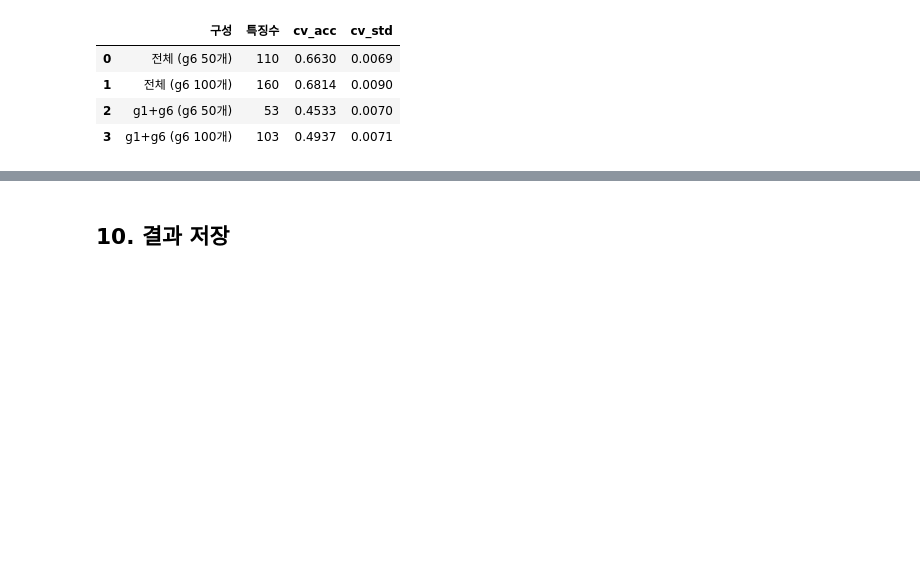
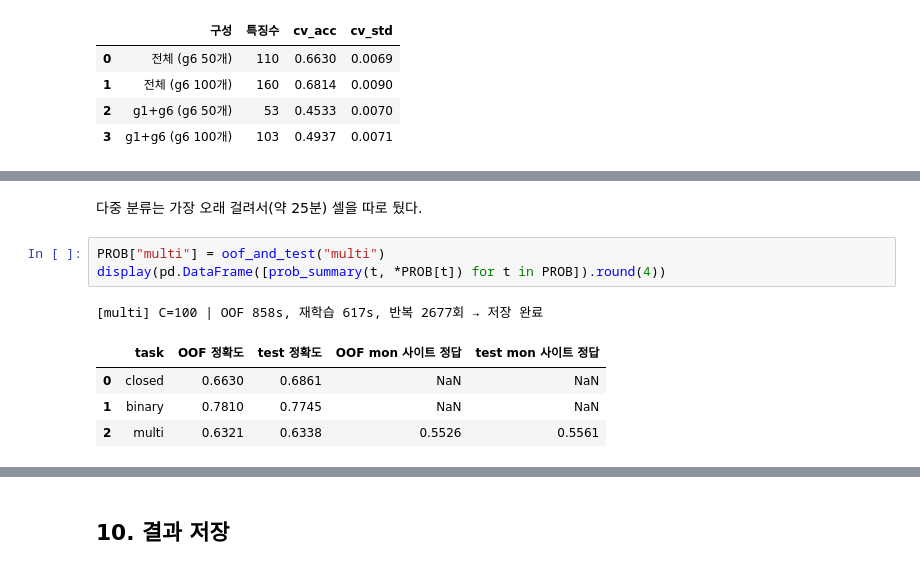
Before and after one commit to EWHA-MLB/website-fingerprinting, a Jupyter notebook: models/logistic_regression/01_lr_main.ipynb, the cells around one changed output, grey strips where cells are left out. Cells and saved outputs as stored; diff of their text form; blank space fills up the shorter version.

```diff
--- a/models/logistic_regression/01_lr_main.ipynb
+++ b/models/logistic_regression/01_lr_main.ipynb
@@ -827,0 +953,11 @@ g6res.to_csv(os.path.join(RESULT_DIR, "lr_g6_resolution.csv"), index=False)
+# %% [markdown]
+다중 분류는 가장 오래 걸려서(약 25분) 셀을 따로 뒀다.
+# %%
+PROB["multi"] = oof_and_test("multi")
+display(pd.DataFrame([prob_summary(t, *PROB[t]) for t in PROB]).round(4))
+# %% [output]
+[multi] C=100 | OOF 858s, 재학습 617s, 반복 2677회 → 저장 완료
+|  | task | OOF 정확도 | test 정확도 | OOF mon 사이트 정답 | test mon 사이트 정답 |
+| 0 | closed | 0.6630 | 0.6861 | NaN | NaN |
+| 1 | binary | 0.7810 | 0.7745 | NaN | NaN |
+| 2 | multi | 0.6321 | 0.6338 | 0.5526 | 0.5561 |
```
Also changed, not shown: parts of 8 cells of this notebook, 1 other file.
